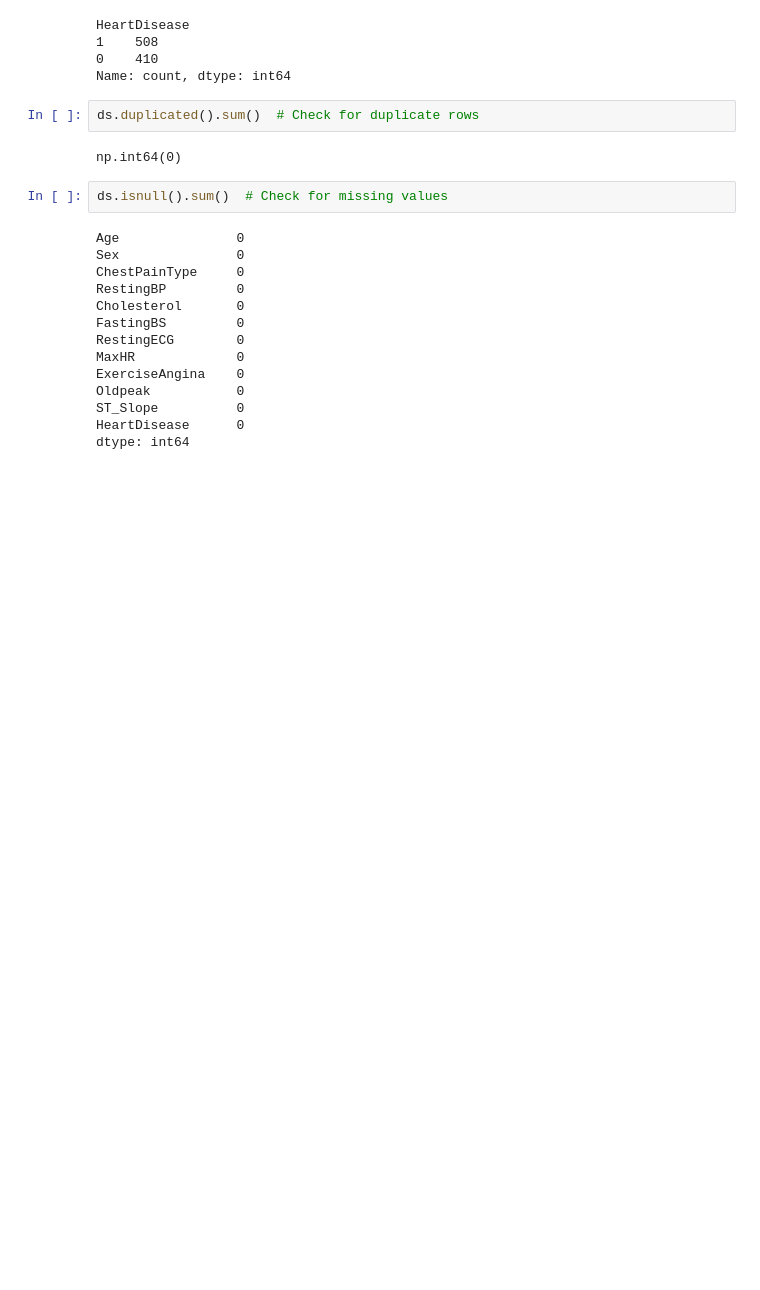
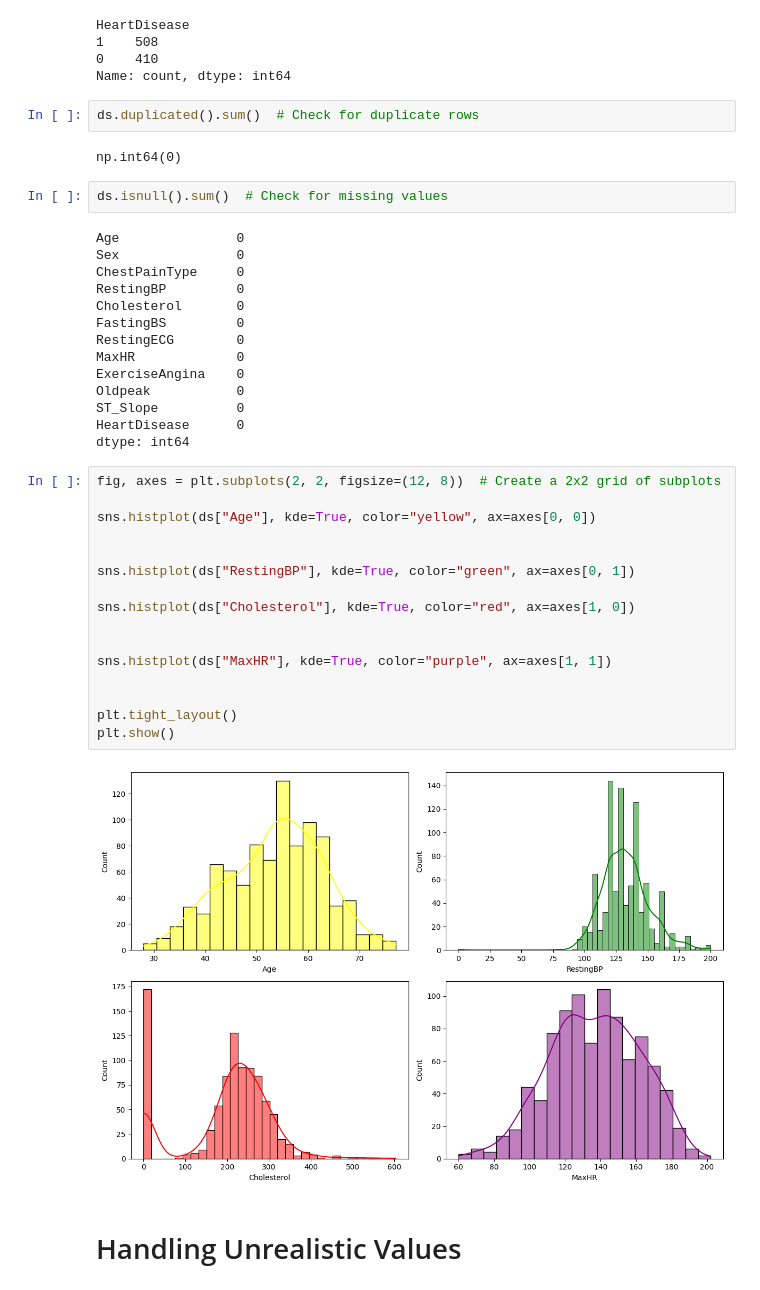
Before and after one commit to Shesher007/Data-Science, a Jupyter notebook: Machine_Learning/Project_2/1.ipynb, the cells around one changed output. Cells and saved outputs as stored; diff of their text form; blank space fills up the shorter version.

```diff
--- a/Machine_Learning/Project_2/1.ipynb
+++ b/Machine_Learning/Project_2/1.ipynb
@@ -84,3 +84,23 @@ Oldpeak           0
 ST_Slope          0
 HeartDisease      0
 dtype: int64
+# %%
+fig, axes = plt.subplots(2, 2, figsize=(12, 8))  # Create a 2x2 grid of subplots
+
+sns.histplot(ds["Age"], kde=True, color="yellow", ax=axes[0, 0])
+
+
+sns.histplot(ds["RestingBP"], kde=True, color="green", ax=axes[0, 1])
+
+sns.histplot(ds["Cholesterol"], kde=True, color="red", ax=axes[1, 0])
+
+
+sns.histplot(ds["MaxHR"], kde=True, color="purple", ax=axes[1, 1])
+
+
+plt.tight_layout()
+plt.show()
+# %% [output]
+[figure, added]
+# %% [markdown]
+# Handling Unrealistic Values
```
Also changed, not shown: parts of 8 cells of this notebook.
